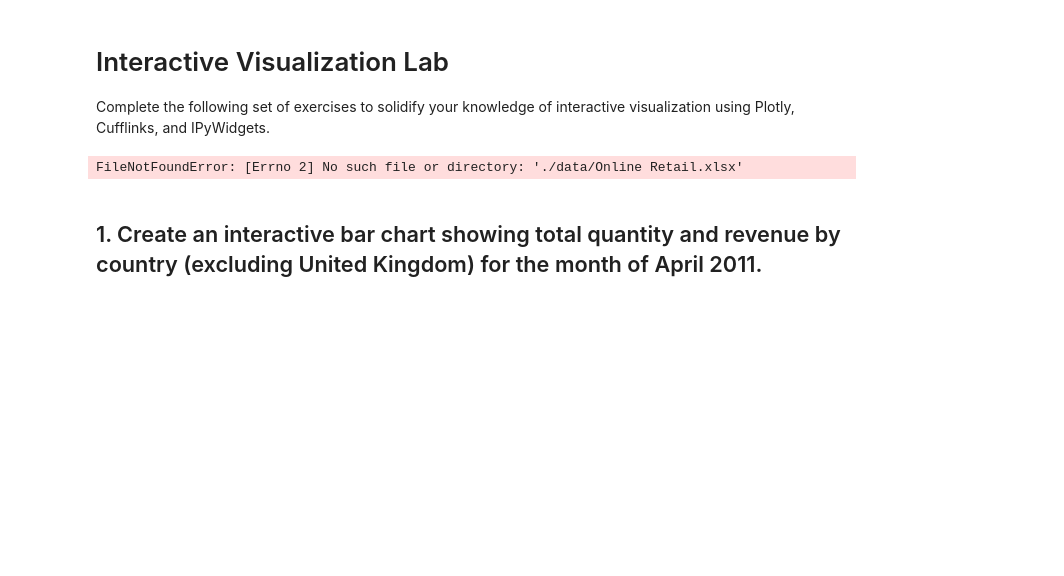
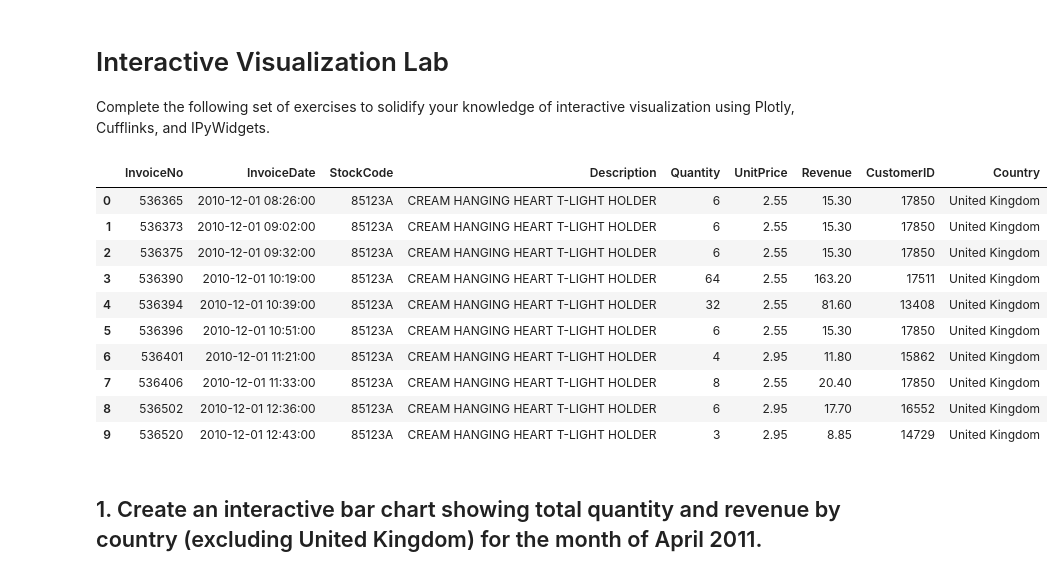
Before and after one commit to chornos9/data-labs, a Jupyter notebook: module-2/lab-interactive-visualization/your-code/main.ipynb, the cells around one changed output. Saved outputs shown, nothing was run; the diff lists cells and outputs as text; code cells hidden in the pictures; blank space fills up the shorter version.

```diff
--- a/module-2/lab-interactive-visualization/your-code/main.ipynb
+++ b/module-2/lab-interactive-visualization/your-code/main.ipynb
@@ -10,9 +10,19 @@ from ipywidgets import interact
 
 cf.go_offline()
 # %%
-data = pd.read_excel('./data/Online Retail.xlsx', encoding='utf-8')
+data = pd.read_excel('../data/Online Retail.xlsx', encoding='utf-8')
 data.head(10)
 # %% [output]
-FileNotFoundError: [Errno 2] No such file or directory: './data/Online Retail.xlsx'
+|  | InvoiceNo | InvoiceDate | StockCode | Description | Quantity | UnitPrice | Revenue | CustomerID | Country |
+| 0 | 536365 | 2010-12-01 08:26:00 | 85123A | CREAM HANGING HEART T-LIGHT HOLDER | 6 | 2.55 | 15.30 | 17850 | United Kingdom |
+| 1 | 536373 | 2010-12-01 09:02:00 | 85123A | CREAM HANGING HEART T-LIGHT HOLDER | 6 | 2.55 | 15.30 | 17850 | United Kingdom |
+| 2 | 536375 | 2010-12-01 09:32:00 | 85123A | CREAM HANGING HEART T-LIGHT HOLDER | 6 | 2.55 | 15.30 | 17850 | United Kingdom |
+| 3 | 536390 | 2010-12-01 10:19:00 | 85123A | CREAM HANGING HEART T-LIGHT HOLDER | 64 | 2.55 | 163.20 | 17511 | United Kingdom |
+| 4 | 536394 | 2010-12-01 10:39:00 | 85123A | CREAM HANGING HEART T-LIGHT HOLDER | 32 | 2.55 | 81.60 | 13408 | United Kingdom |
+| 5 | 536396 | 2010-12-01 10:51:00 | 85123A | CREAM HANGING HEART T-LIGHT HOLDER | 6 | 2.55 | 15.30 | 17850 | United Kingdom |
+| 6 | 536401 | 2010-12-01 11:21:00 | 85123A | CREAM HANGING HEART T-LIGHT HOLDER | 4 | 2.95 | 11.80 | 15862 | United Kingdom |
+| 7 | 536406 | 2010-12-01 11:33:00 | 85123A | CREAM HANGING HEART T-LIGHT HOLDER | 8 | 2.55 | 20.40 | 17850 | United Kingdom |
+| 8 | 536502 | 2010-12-01 12:36:00 | 85123A | CREAM HANGING HEART T-LIGHT HOLDER | 6 | 2.95 | 17.70 | 16552 | United Kingdom |
+| 9 | 536520 | 2010-12-01 12:43:00 | 85123A | CREAM HANGING HEART T-LIGHT HOLDER | 3 | 2.95 | 8.85 | 14729 | United Kingdom |
 # %% [markdown]
 ## 1. Create an interactive bar chart showing total quantity and revenue by country (excluding United Kingdom) for the month of April 2011.
```
Also changed, not shown: parts of 1 cell of this notebook, 2 other files.
